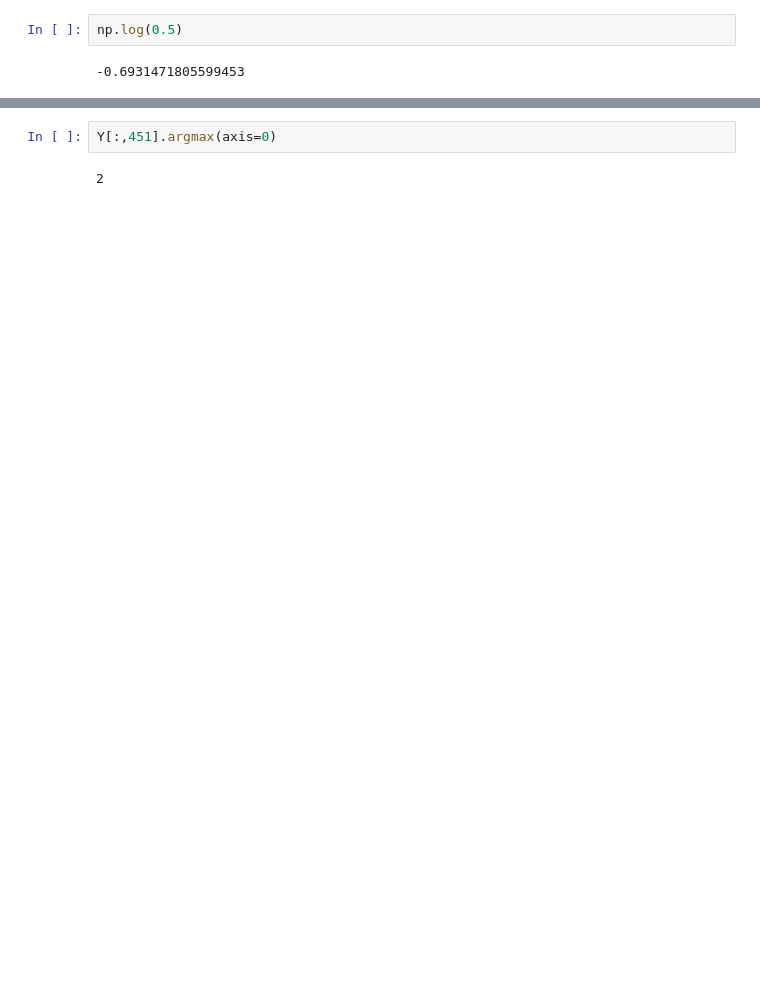
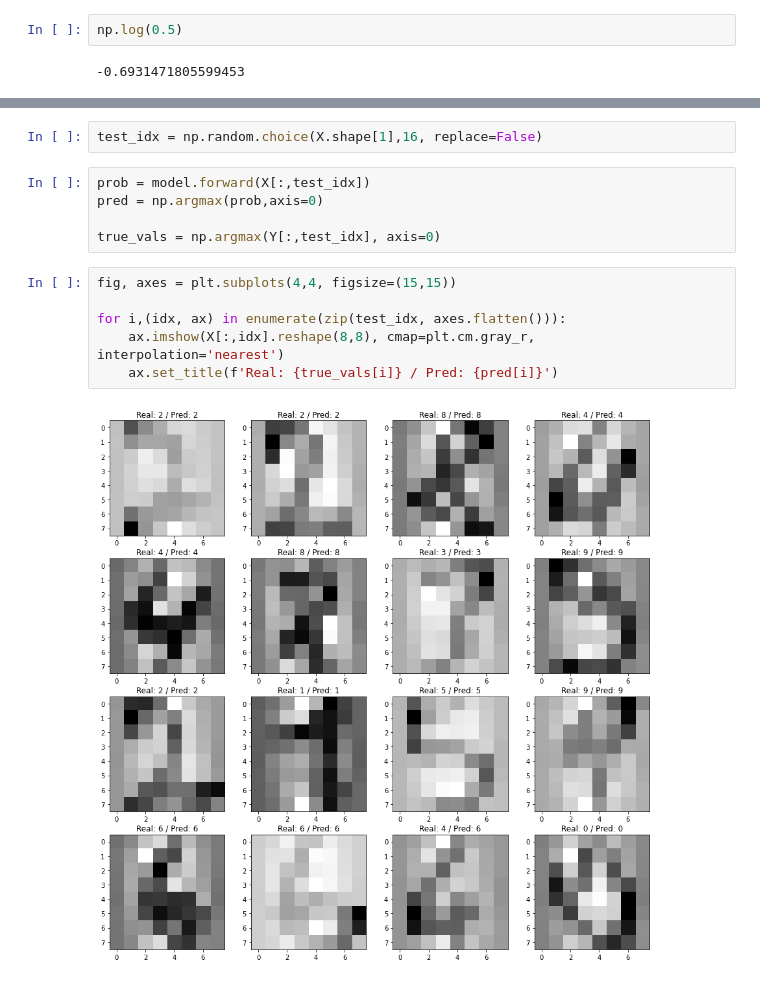
Before and after one commit to scuervo91/gympy, a Jupyter notebook: docs/examples/layers/04-digits.ipynb, the cells around one changed output, grey strips where cells are left out. Drawn from its saved outputs; the diff is of its cells as text; blank space fills up the shorter version.

```diff
--- a/docs/examples/layers/04-digits.ipynb
+++ b/docs/examples/layers/04-digits.ipynb
@@ -105,4 +118,15 @@ array([2])
-# %%
-Y[:,451].argmax(axis=0)
-# %% [output]
-2
+# %%
+test_idx = np.random.choice(X.shape[1],16, replace=False)
+# %%
+prob = model.forward(X[:,test_idx])
+pred = np.argmax(prob,axis=0)
+
+true_vals = np.argmax(Y[:,test_idx], axis=0)
+# %%
+fig, axes = plt.subplots(4,4, figsize=(15,15))
+
+for i,(idx, ax) in enumerate(zip(test_idx, axes.flatten())):
+    ax.imshow(X[:,idx].reshape(8,8), cmap=plt.cm.gray_r, interpolation='nearest')
+    ax.set_title(f'Real: {true_vals[i]} / Pred: {pred[i]}')
+# %% [output]
+[figure, added]
```
Also changed, not shown: parts of 6 cells of this notebook, 7 other files.
